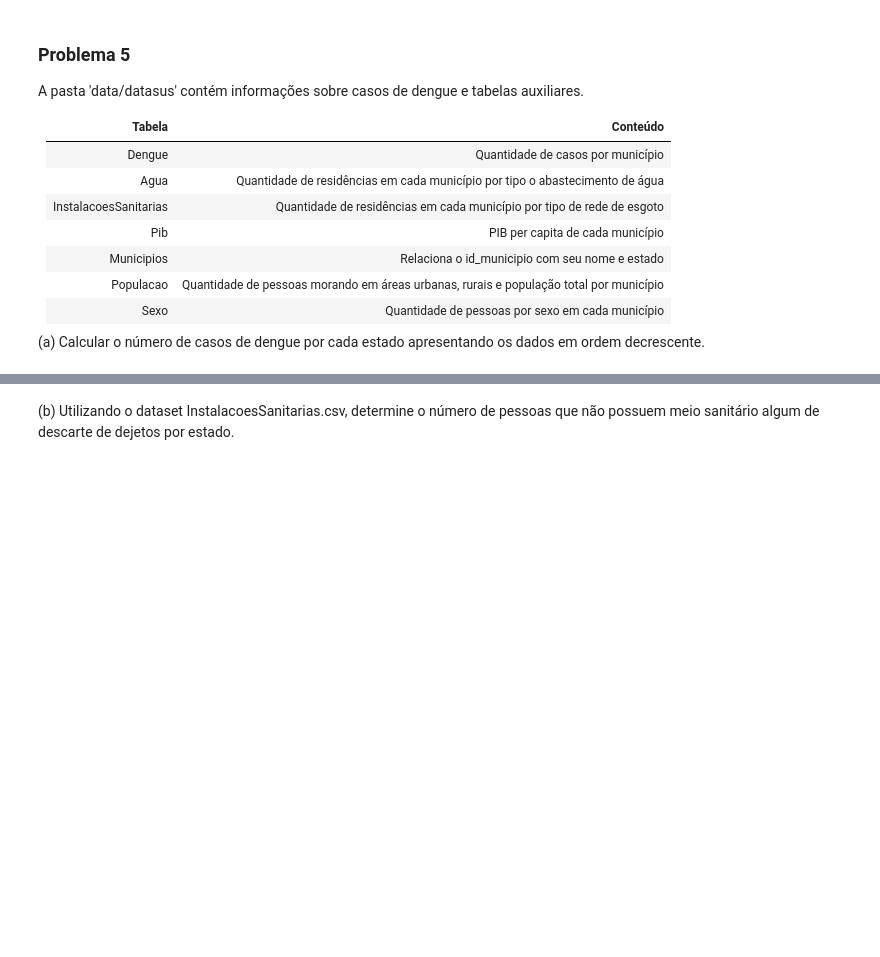
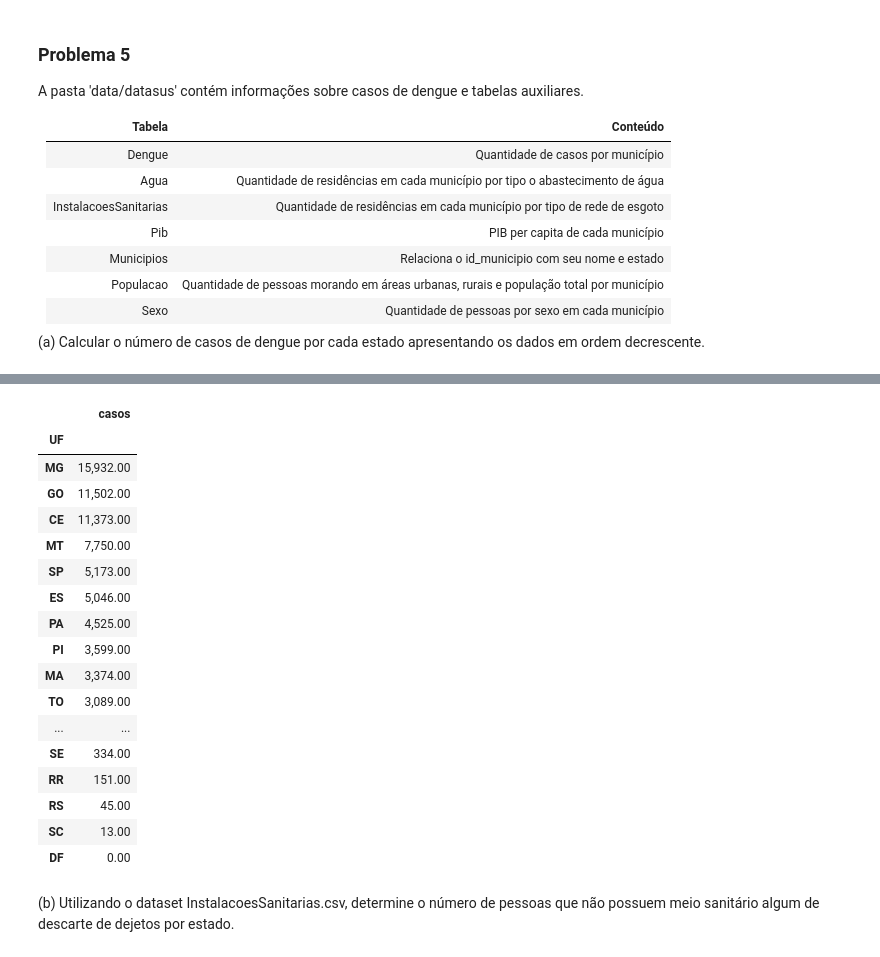
Before and after one commit to GabrielAsato/Curso_DS_Degree, a Jupyter notebook: Módulo 4 - Exercícios/Aula de Exerícios Numpy e Pandas.ipynb, the cells around one changed output, grey strips where cells are left out. Cells and saved outputs as stored; diff of their text form; code cells hidden in the pictures; blank space fills up the shorter version.

```diff
--- a/Módulo 4 - Exercícios/Aula de Exerícios Numpy e Pandas.ipynb
+++ b/Módulo 4 - Exercícios/Aula de Exerícios Numpy e Pandas.ipynb
@@ -544,2 +598,27 @@ pd.merge(municipio, dengue, how = "outer", on = "id_municipio")
+# %%
+municipio_dengue.drop(filt, inplace = True)
+casos_uf = municipio_dengue.groupby("UF")[['casos']].sum().sort_values(by = "casos", ascending = False)
+casos_uf
+
+# Agora os números fazem mais sentido
+# %% [output]
+|  | casos |
+| UF |  |
+| MG | 15,932.00 |
+| GO | 11,502.00 |
+| CE | 11,373.00 |
+| MT | 7,750.00 |
+| SP | 5,173.00 |
+| ES | 5,046.00 |
+| PA | 4,525.00 |
+| PI | 3,599.00 |
+| MA | 3,374.00 |
+| TO | 3,089.00 |
+| ... | ... |
+| SE | 334.00 |
+| RR | 151.00 |
+| RS | 45.00 |
+| SC | 13.00 |
+| DF | 0.00 |
 # %% [markdown]
 (b) Utilizando o dataset InstalacoesSanitarias.csv, determine o número de pessoas que não possuem meio sanitário algum de descarte de dejetos por estado.
```
Also changed, not shown: parts of 15 cells of this notebook.
